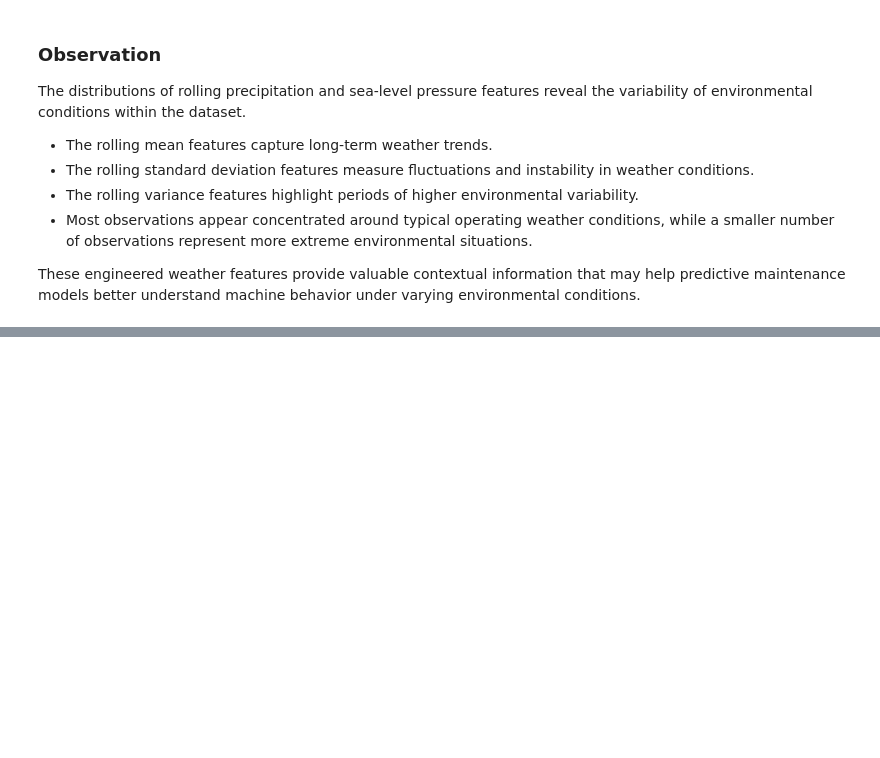
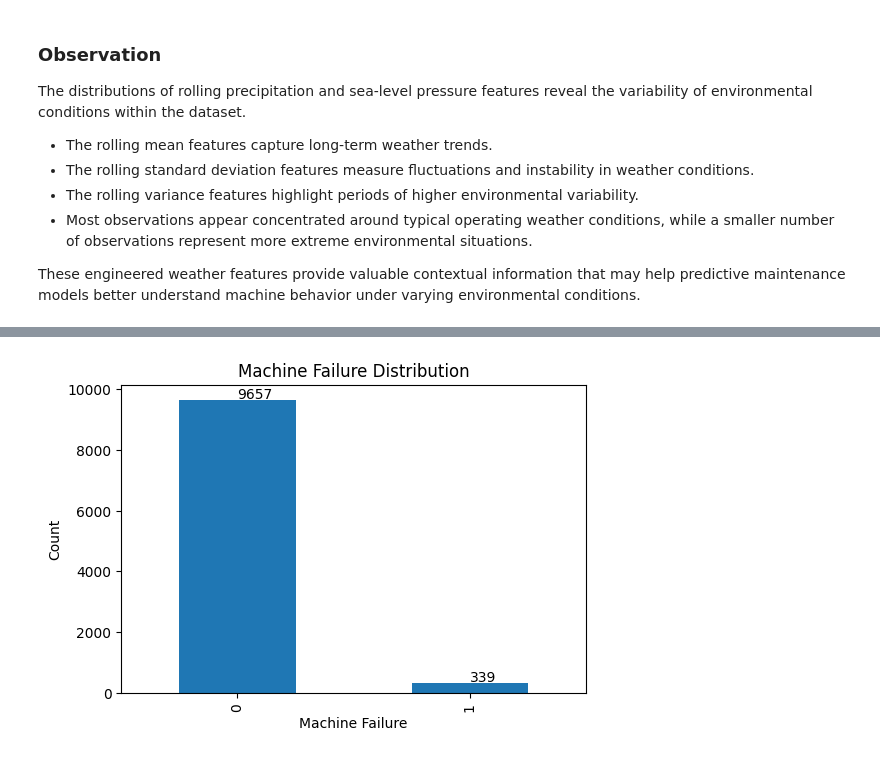
Before and after one commit to KVP6755/Project1_Predictive-Maintenance, a Jupyter notebook: eda/eda_analysis.ipynb, the cells around one changed output, grey strips where cells are left out. Saved outputs shown, nothing was run; the diff lists cells and outputs as text; code cells hidden in the pictures; blank space fills up the shorter version.

Commit message:
Analyzed machine failure class distribution

```diff
--- a/eda/eda_analysis.ipynb
+++ b/eda/eda_analysis.ipynb
@@ -591,0 +596,28 @@ These engineered weather features provide valuable contextual information that m
+# %%
+import matplotlib.pyplot as plt
+import os
+
+os.makedirs("../plots/week 2", exist_ok=True)
+machine_failure= df["Machine failure"].value_counts().plot(
+    kind="bar",
+    figsize=(6,4)
+)
+
+plt.title("Machine Failure Distribution")
+plt.xlabel("Machine Failure")
+plt.ylabel("Count")
+
+for p in machine_failure.patches:
+    machine_failure.annotate(
+        str(int(p.get_height())),
+        (p.get_x()+0.25,p.get_height()+20)
+    )
+
+plt.savefig(
+        f"../plots/week 2/_distribution.png",
+        bbox_inches="tight"
+    )
+
+plt.show()
+# %% [output]
+[figure, added]
```
Also changed, not shown: parts of 4 cells of this notebook.
